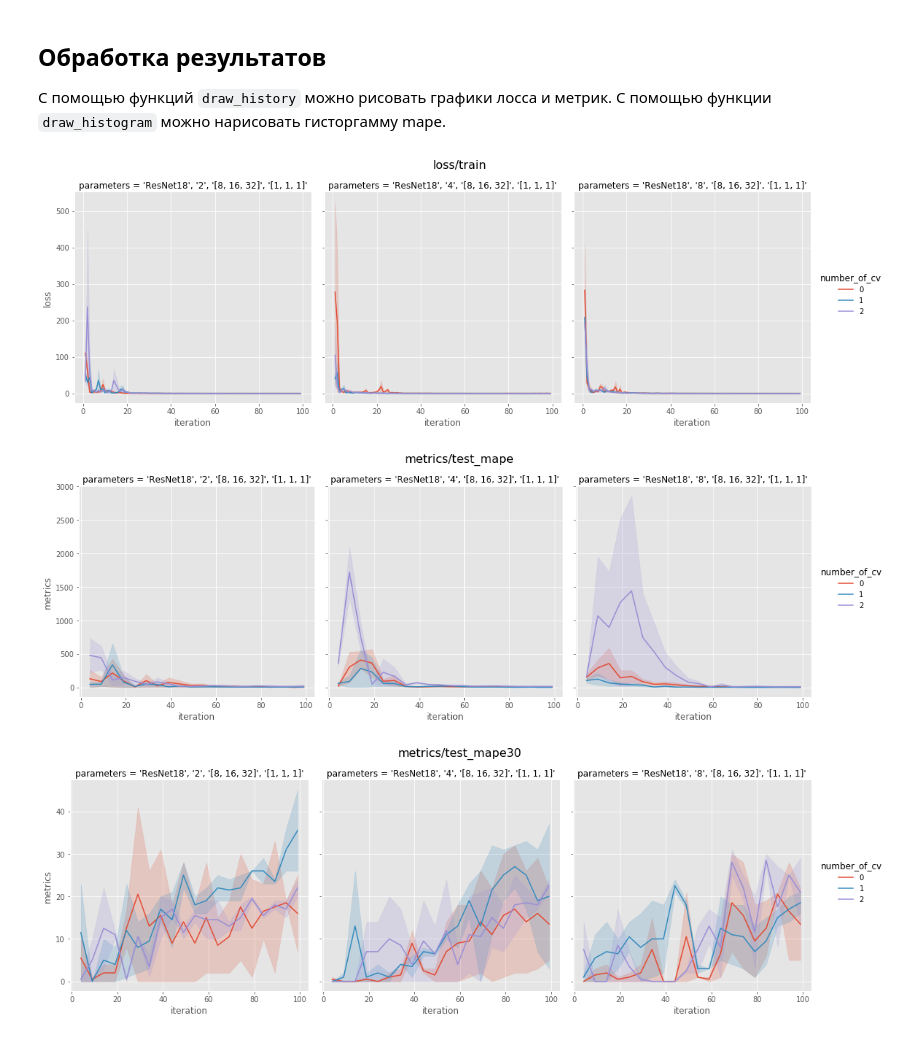
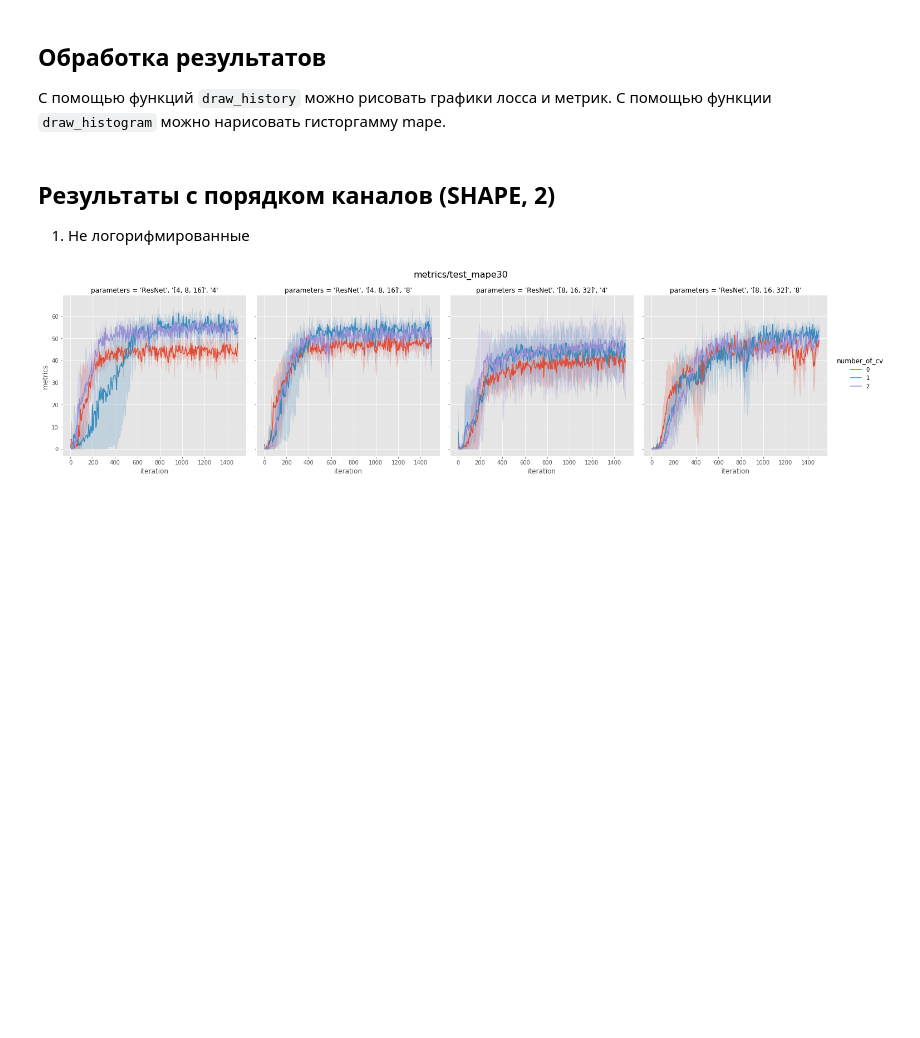
Before and after one commit to analysiscenter/radial, a Jupyter notebook: research/research_cv.ipynb, the cells around one changed output. Cells and saved outputs as stored; diff of their text form; code cells hidden in the pictures; blank space fills up the shorter version.

Commit message:
updated research cv

```diff
--- a/research/research_cv.ipynb
+++ b/research/research_cv.ipynb
@@ -143,9 +163,11 @@ Distributor has 6 jobs with 100 iterations. Totally: 600
 # %% [markdown]
 ## Обработка результатов
 С помощью функций `draw_history` можно рисовать графики лосса и метрик. С помощью функции `draw_histogram` можно нарисовать гисторгамму mape.
+# %% [markdown]
+## Результаты с порядком каналов (SHAPE, 2)
+1) Не логорифмированные
 # %%
-draw_history(research=res, names=['train', 'test_mape', 'test_mape30'], types_var=['loss', 'metrics'], cross_val=cross_val, aggr=False, iter_start=1)
+draw_dict = dict(model=['ResNet'])
+draw_history(research='research_resnets_3/', names=['test_mape30'], types_var=['metrics'], cross_val=cross_val, aggr=False, iter_start=1, draw_dict=draw_dict)
 # %% [output]
-[figure, old version]
+[figure, new version]
-[figure, removed]
-[figure, removed]
```
Also changed, not shown: parts of 14 cells of this notebook.
